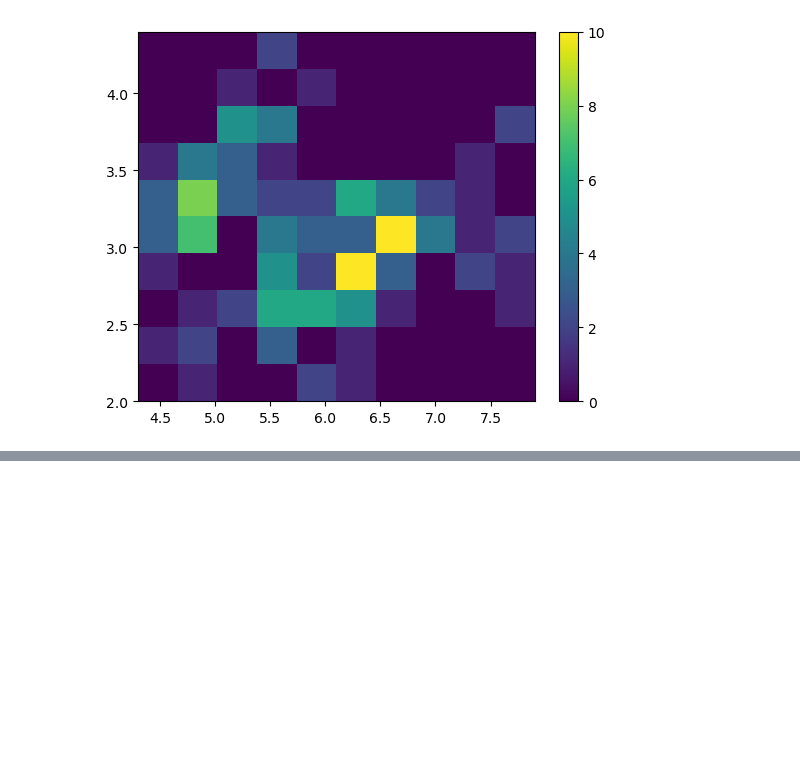
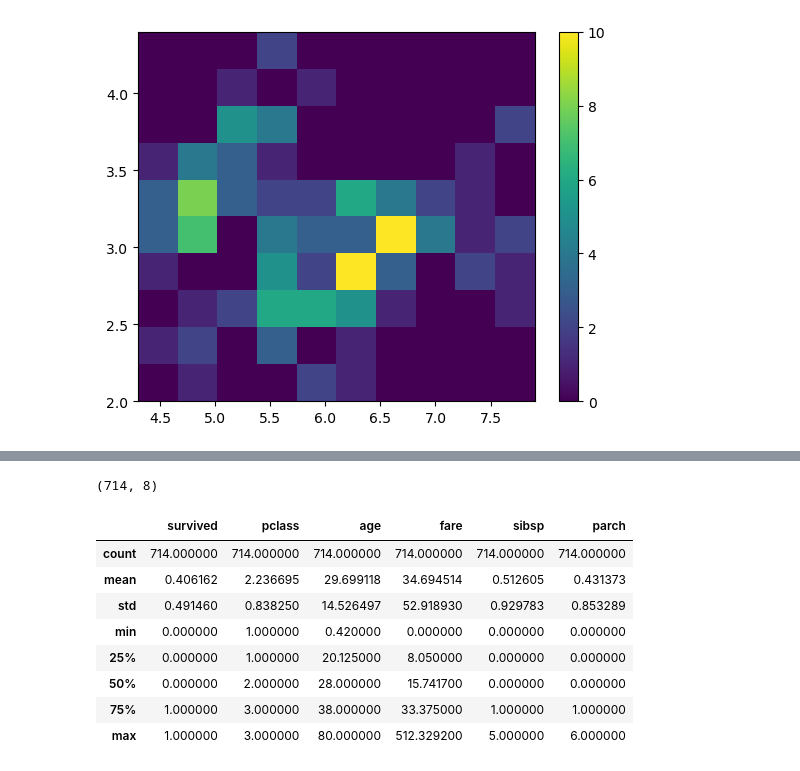
Before and after one commit to DST-NDIAYE/Data-Science-, a Jupyter notebook: revision.ipynb, the cells around one changed output, grey strips where cells are left out. Drawn from its saved outputs; the diff is of its cells as text; code cells hidden in the pictures; blank space fills up the shorter version.

```diff
--- a/revision.ipynb
+++ b/revision.ipynb
@@ -160,0 +177,16 @@ plt.colorbar()
+# %%
+data.shape
+# %% [output]
+(714, 8)
+# %%
+data.describe()
+# %% [output]
+|  | survived | pclass | age | fare | sibsp | parch |
+| count | 714.000000 | 714.000000 | 714.000000 | 714.000000 | 714.000000 | 714.000000 |
+| mean | 0.406162 | 2.236695 | 29.699118 | 34.694514 | 0.512605 | 0.431373 |
+| std | 0.491460 | 0.838250 | 14.526497 | 52.918930 | 0.929783 | 0.853289 |
+| min | 0.000000 | 1.000000 | 0.420000 | 0.000000 | 0.000000 | 0.000000 |
+| 25% | 0.000000 | 1.000000 | 20.125000 | 8.050000 | 0.000000 | 0.000000 |
+| 50% | 0.000000 | 2.000000 | 28.000000 | 15.741700 | 0.000000 | 0.000000 |
+| 75% | 1.000000 | 3.000000 | 38.000000 | 33.375000 | 1.000000 | 1.000000 |
+| max | 1.000000 | 3.000000 | 80.000000 | 512.329200 | 5.000000 | 6.000000 |
```
Also changed, not shown: parts of 10 cells of this notebook.
